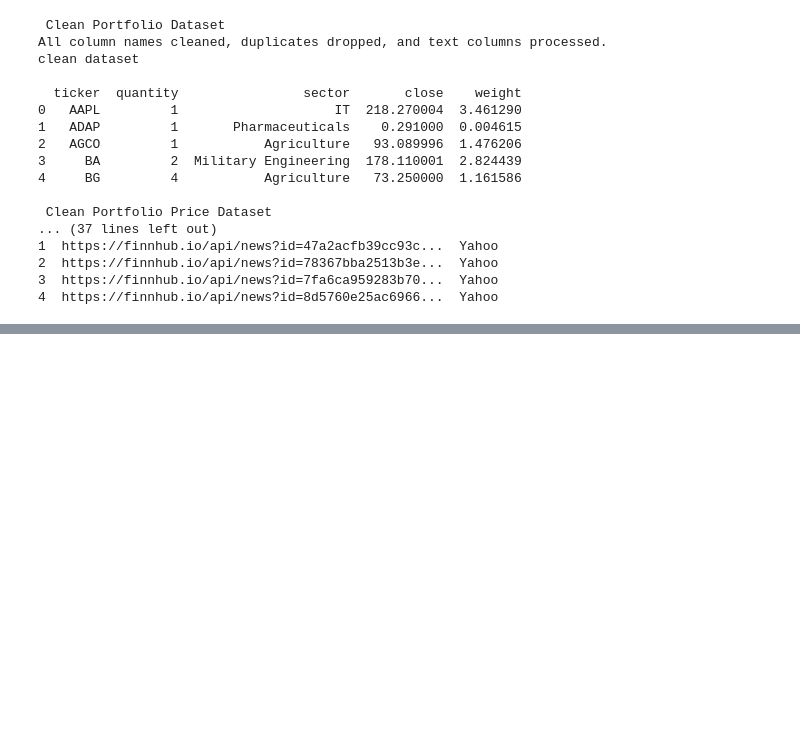
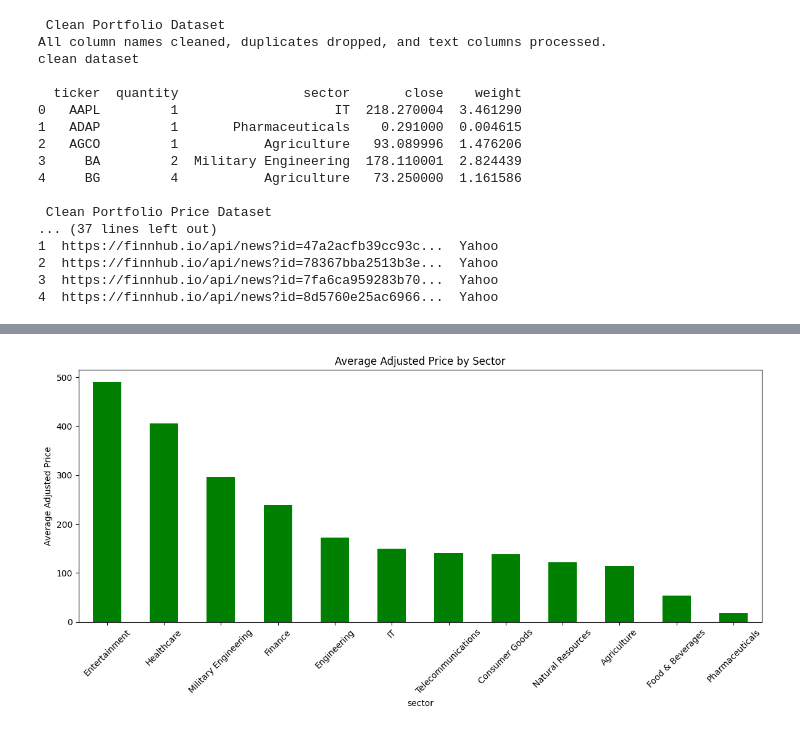
Before and after one commit to samyak-anand/Stock-Portfolio-Performance-and-News-Correlation-Analysis, a Jupyter notebook: Dags/Stock_Portfolio.ipynb, the cells around one changed output, grey strips where cells are left out. Cells and saved outputs as stored; diff of their text form; code cells hidden in the pictures; blank space fills up the shorter version.

```diff
--- a/Dags/Stock_Portfolio.ipynb
+++ b/Dags/Stock_Portfolio.ipynb
@@ -202,0 +330,10 @@ news_data_clean
+# %%
+avg_sec_price =portfolio_merge.groupby('sector')['adjusted'].mean().sort_values(ascending=False)
+avg_sec_price.plot(kind='bar', figsize=(12, 6), color='green')
+plt.title("Average Adjusted Price by Sector")
+plt.ylabel("Average Adjusted Price")
+plt.xticks(rotation=45)
+plt.tight_layout()
+plt.show()
+# %% [output]
+[figure, added]
```
Also changed, not shown: parts of 17 cells of this notebook, 5 other files.
